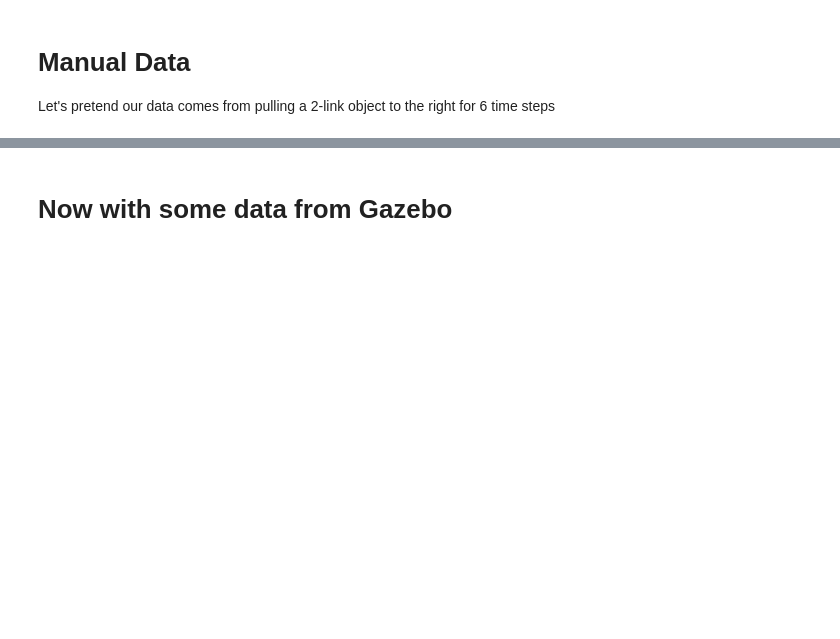
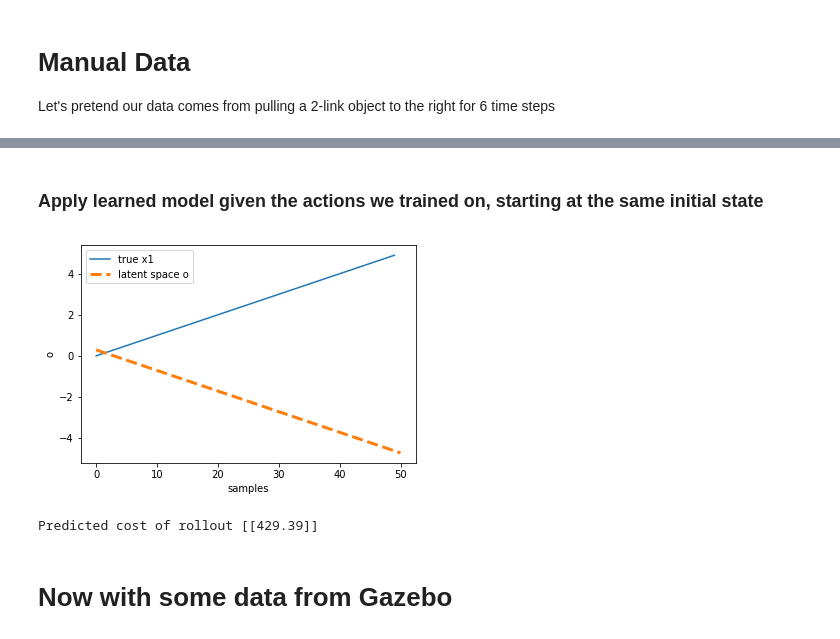
Before and after one commit to PeterMitrano/notebooks, a Jupyter notebook: toy_problem_optimization.ipynb, the cells around one changed output, grey strips where cells are left out. Saved outputs shown, nothing was run; the diff lists cells and outputs as text; code cells hidden in the pictures; blank space fills up the shorter version.

```diff
--- a/toy_problem_optimization.ipynb
+++ b/toy_problem_optimization.ipynb
@@ -134,0 +164,4 @@ Unsurprisingly, we are also able to fit our data in this case. Much more interes
+# %%
+ccp_manual_model = tpo.LinearStateSpaceModelWithQuadraticCost(N=4, M=1, L=2)
+BOLD("CCP Manual Model Loss:")
+ccp_manual_eval = tpo.train_and_eval(ccp_manual_model, manual_data, g, manual_dt, tpo.one_step_cost_prediction_objective)
@@ -135,3 +182,12 @@ Unsurprisingly, we are also able to fit our data in this case. Much more interes
+# %% [markdown]
+### Apply learned model given the actions we trained on, starting at the same initial state
+# %%
+s0 = np.array([[0], [0], [1], [0]])
+ccp_manual_model_rollout_predicted_cost = tpo.plot_rollout(ccp_manual_model, manual_data, manual_dt, s0, g)
+print("Predicted cost of rollout", ccp_manual_model_rollout_predicted_cost)
+# %% [output]
+[figure, added]
+Predicted cost of rollout [[429.39]]
 # %% [markdown]
 # Now with some data from Gazebo
 # %%
```
Also changed, not shown: parts of 55 cells of this notebook.
